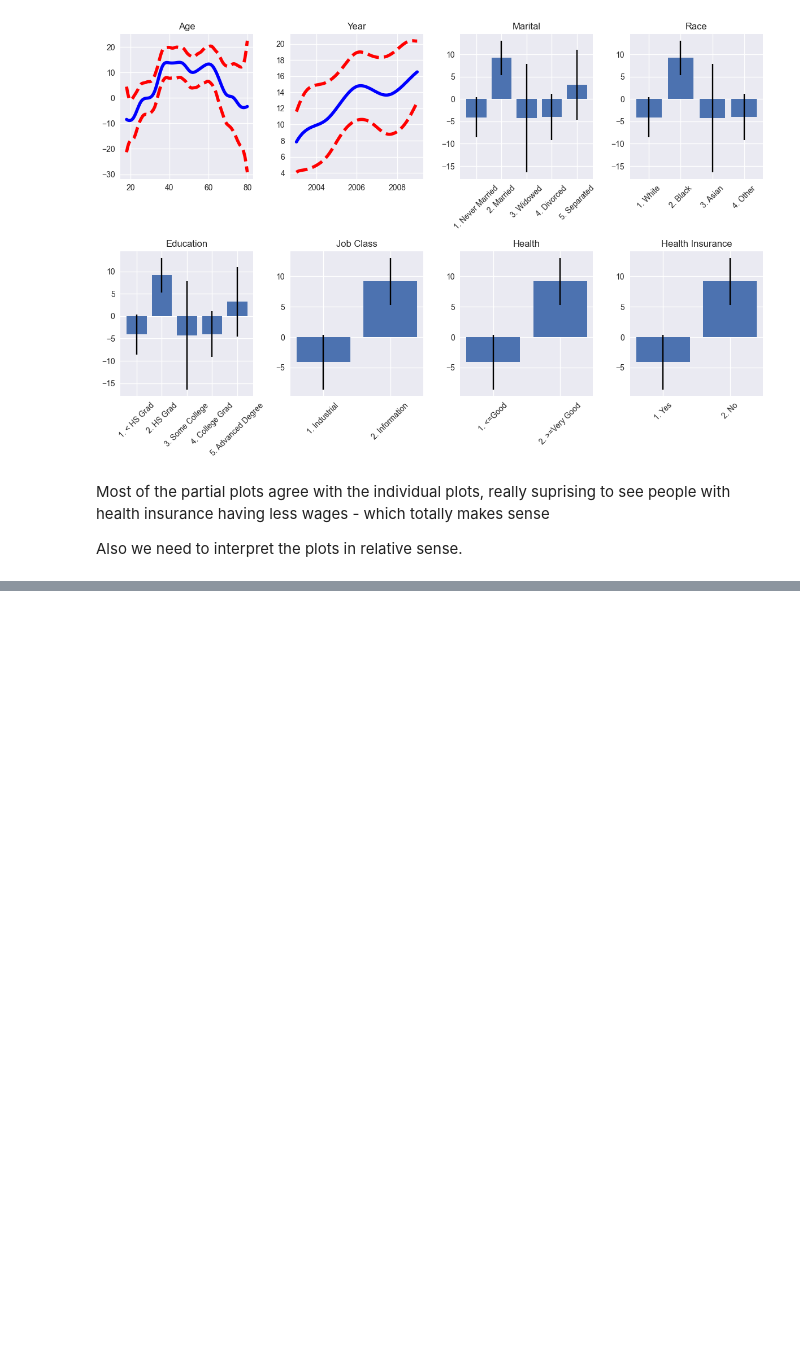
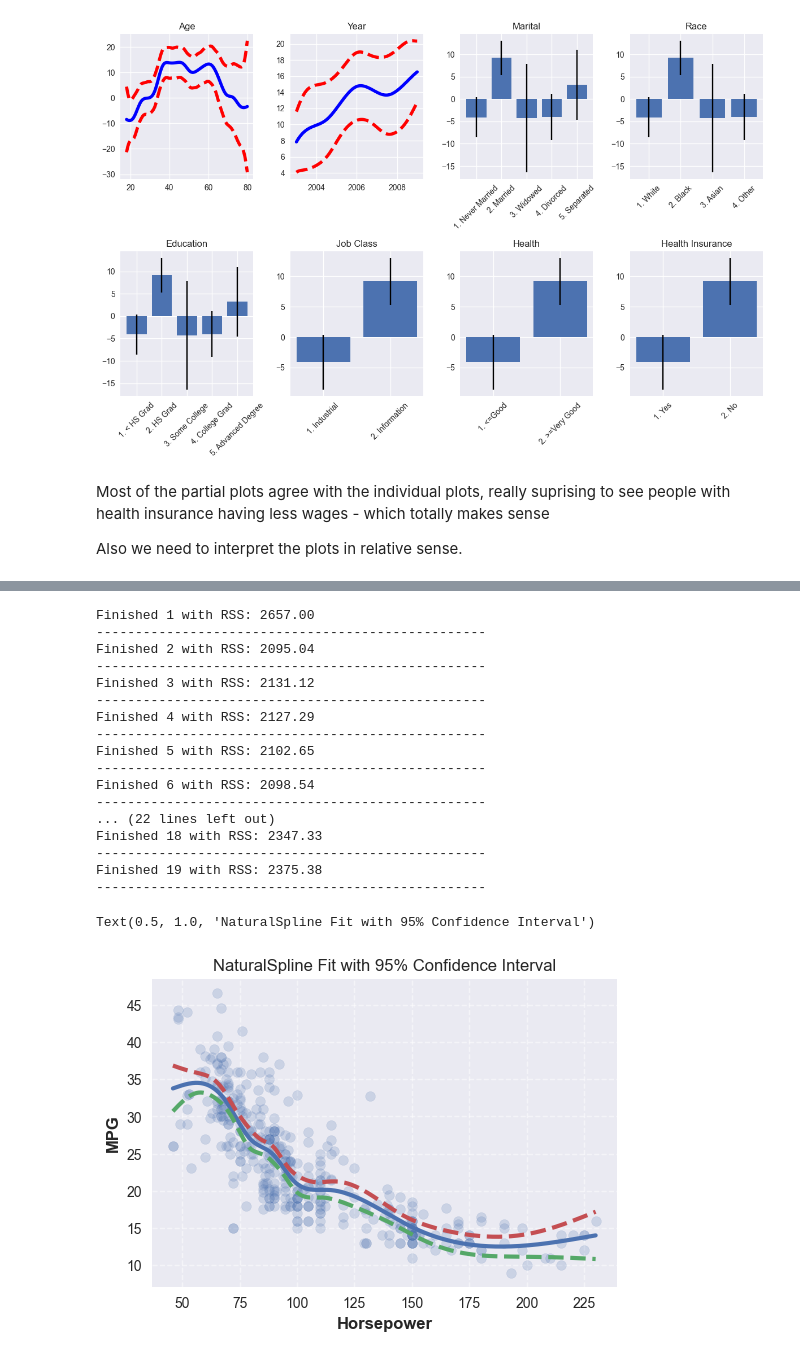
Before and after one commit to kkkamur07/ISL-Learning, a Jupyter notebook: NonLinearity/nonLinearity-questions.ipynb, the cells around one changed output, grey strips where cells are left out. Saved outputs shown, nothing was run; the diff lists cells and outputs as text; code cells hidden in the pictures; blank space fills up the shorter version.

```diff
--- a/NonLinearity/nonLinearity-questions.ipynb
+++ b/NonLinearity/nonLinearity-questions.ipynb
@@ -268,0 +431,59 @@ Also we need to interpret the plots in relative sense.
+# %%
+# Natural Spline with mpg ~ horsepower
+degrees = np.arange(1,20)
+cv = ShuffleSplit(n_splits=split, test_size=0.3, random_state=42)
+rss_vals = np.array([])
+
+for degree in degrees :
+    x = MS([ns("horsepower", df=degree)]).fit(data)
+    x = x.transform(data)
+    rss = 0
+    for train_idx, test_idx in cv.split(x) :
+        x_train, x_test = x.iloc[train_idx], x.iloc[test_idx]
+        y_train, y_test = y.iloc[train_idx], y.iloc[test_idx]
+        model = sm.OLS(y_train, x_train).fit()
+        y_pred = model.predict(x_test)
+        rss += np.sum((y_test - y_pred) ** 2)
+    rss = rss / split
+    rss_vals = np.append(rss_vals, rss)
+    print(f"Finished {degree} with RSS: {rss:.2f}")
+    print("-" * 50)
+
+# df = 7, gives us the minimum RSS
+design = MS([ns("horsepower", df=7)]).fit(data)
+x = design.transform(data)
+model = sm.OLS(y, x).fit()
+hp_new = pd.DataFrame({"horsepower" : hp})
+x_new = design.transform(hp_new)
+preds = model.get_prediction(x_new)
+bands = preds.conf_int(alpha=0.05)
+
+# Plotting
+fig, ax = plt.subplots(figsize=(6,4))
+ax.scatter(data['horsepower'], y, alpha=0.2)
+for val, ls, label in zip([preds.predicted_mean, bands[:,0], bands[:,1]], ['-', '--', '--'], labels):
+    ax.plot(hp, val, ls=ls, linewidth=3, label=label)
+ax.grid(True, linestyle='--', alpha=0.5)
+ax.set_xlabel('Horsepower', fontsize=12, fontweight='bold')
+ax.set_ylabel('MPG', fontsize=12, fontweight='bold')
+ax.set_title("NaturalSpline Fit with 95% Confidence Interval")
+# %% [output]
+Finished 1 with RSS: 2657.00
+--------------------------------------------------
+Finished 2 with RSS: 2095.04
+--------------------------------------------------
+Finished 3 with RSS: 2131.12
+--------------------------------------------------
+Finished 4 with RSS: 2127.29
+--------------------------------------------------
+Finished 5 with RSS: 2102.65
+--------------------------------------------------
+Finished 6 with RSS: 2098.54
+--------------------------------------------------
+... (22 lines left out)
+Finished 18 with RSS: 2347.33
+--------------------------------------------------
+Finished 19 with RSS: 2375.38
+--------------------------------------------------
+Text(0.5, 1.0, 'NaturalSpline Fit with 95% Confidence Interval')
+[figure, added]
```
Also changed, not shown: parts of 16 cells of this notebook.
